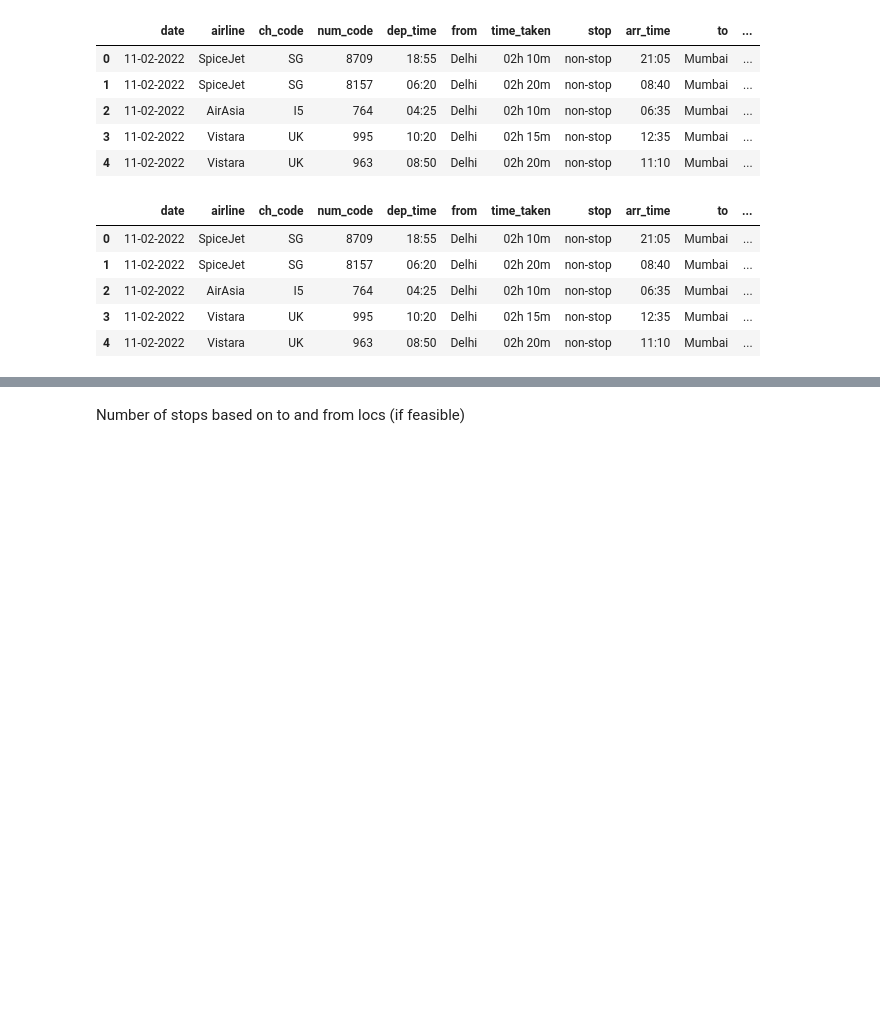
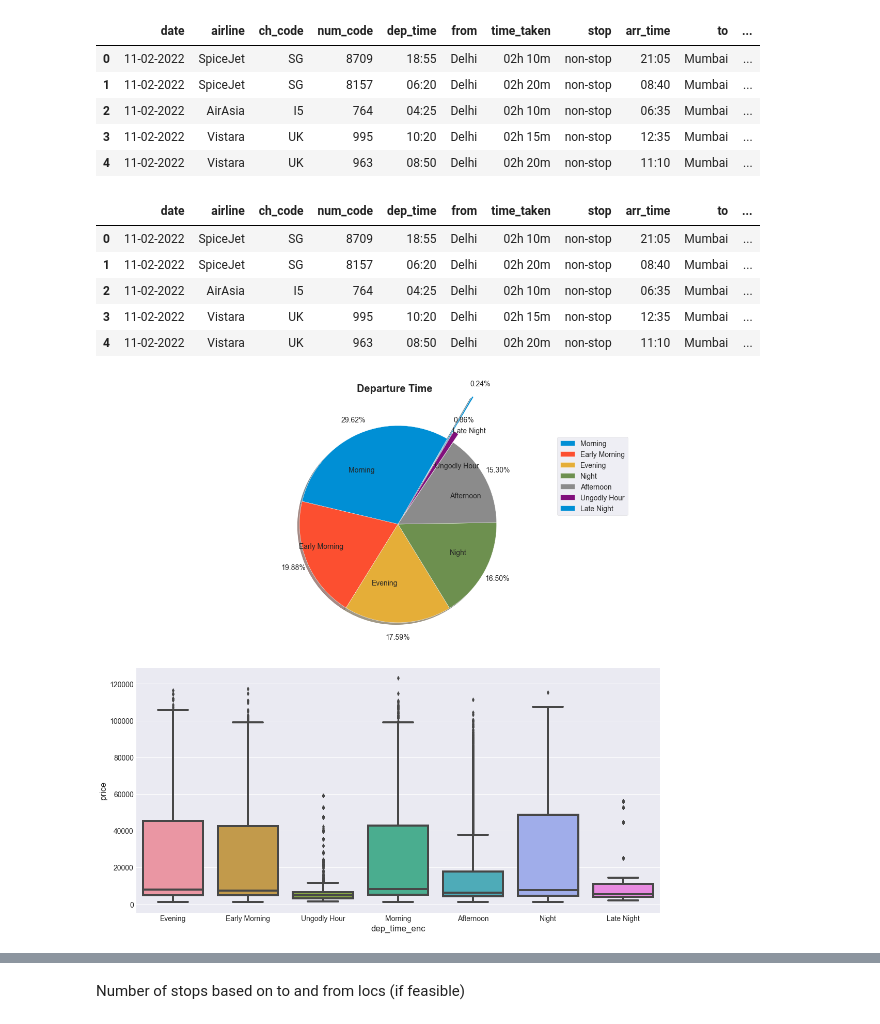
Before and after one commit to deepbdoshi/Flight-Price-Prediction, a Jupyter notebook: Flight Price Prediction.ipynb, the cells around one changed output, grey strips where cells are left out. Drawn from its saved outputs; the diff is of its cells as text; code cells hidden in the pictures; blank space fills up the shorter version.

```diff
--- a/Flight Price Prediction.ipynb
+++ b/Flight Price Prediction.ipynb
@@ -418,3 +420,7 @@ clean_created_df.head()
 | 2 | 11-02-2022 | AirAsia | I5 | 764 | 04:25 | Delhi | 02h 10m | non-stop | 06:35 | Mumbai | ... |
 | 3 | 11-02-2022 | Vistara | UK | 995 | 10:20 | Delhi | 02h 15m | non-stop | 12:35 | Mumbai | ... |
 | 4 | 11-02-2022 | Vistara | UK | 963 | 08:50 | Delhi | 02h 20m | non-stop | 11:10 | Mumbai | ... |
+# %%
+pie_box_plot('dep_time_enc', 'Departure Time',(0,0,0,0,0,0.1,0.5), 60)
+# %% [output]
+[figure, added]
```
Also changed, not shown: parts of 30 cells of this notebook.
